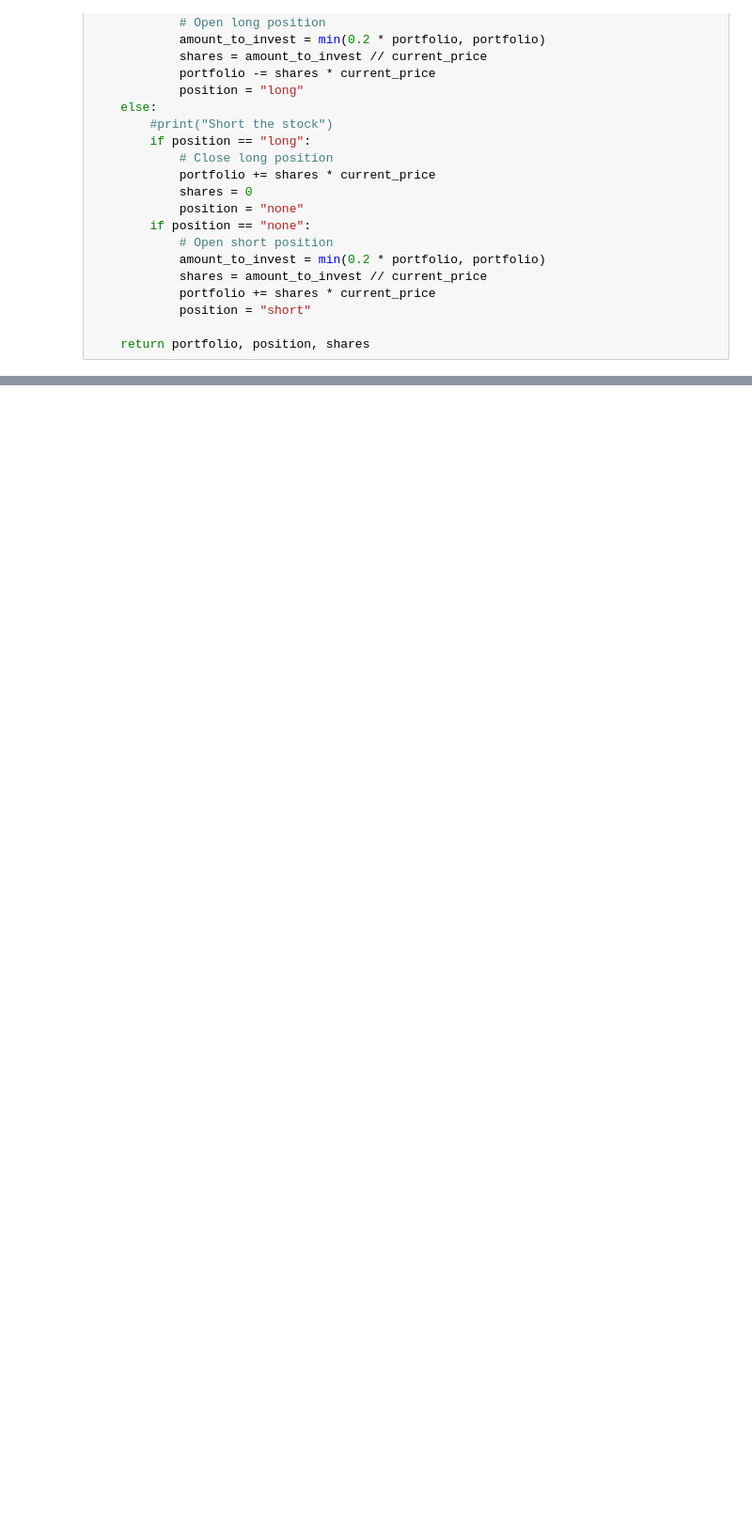
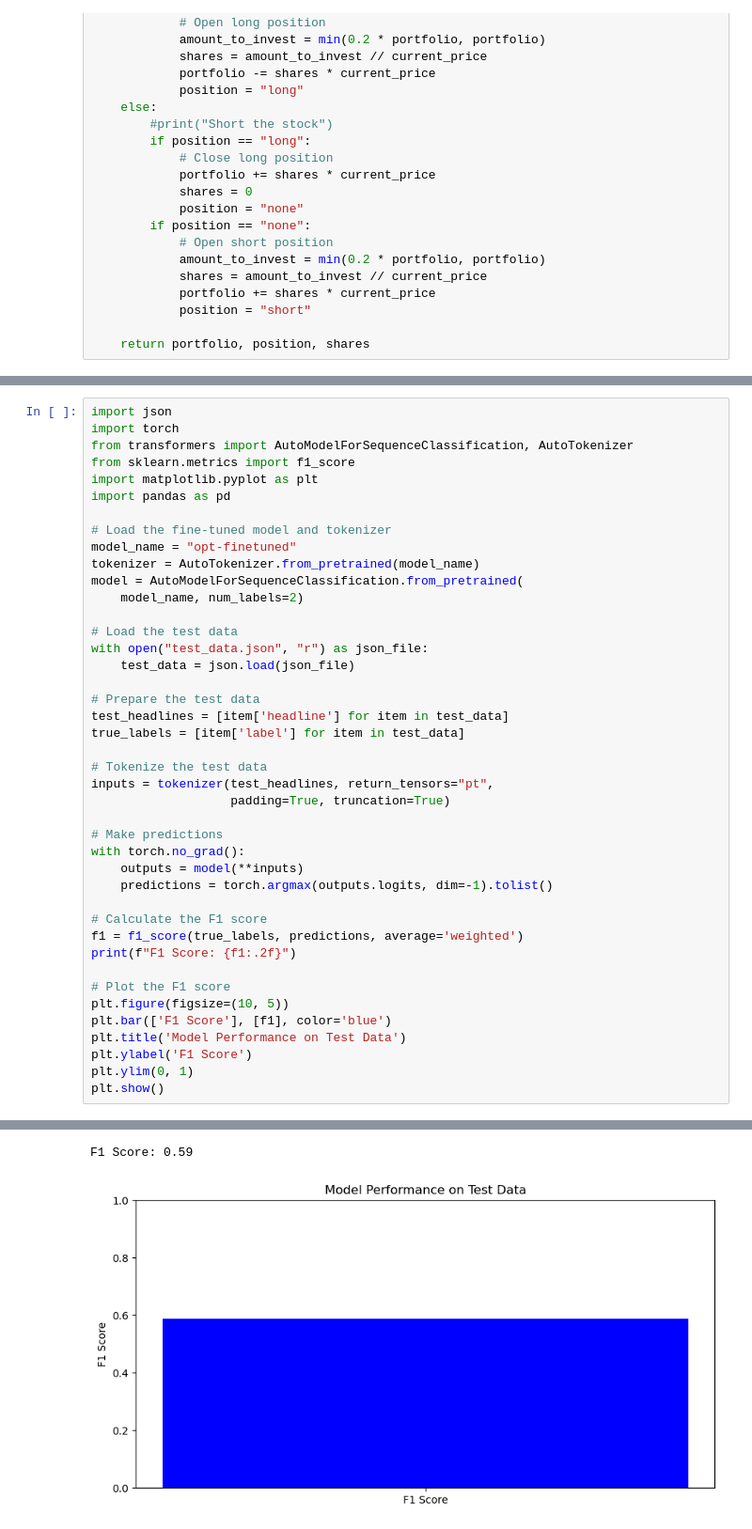
Before and after one commit to Jun-L04/sentimentally_trading, a Jupyter notebook: inference.ipynb, the cells around one changed output, grey strips where cells are left out. Shown at 94% size. Cells and saved outputs as stored; diff of their text form; blank space fills up the shorter version.

```diff
--- a/inference.ipynb
+++ b/inference.ipynb
@@ -170,0 +261,43 @@ Final portfolio value: 43006.44412509824
+# %%
+import json
+import torch
+from transformers import AutoModelForSequenceClassification, AutoTokenizer
+from sklearn.metrics import f1_score
+import matplotlib.pyplot as plt
+import pandas as pd
+
+# Load the fine-tuned model and tokenizer
+model_name = "opt-finetuned"
+tokenizer = AutoTokenizer.from_pretrained(model_name)
+model = AutoModelForSequenceClassification.from_pretrained(
+    model_name, num_labels=2)
+
+# Load the test data
+with open("test_data.json", "r") as json_file:
+    test_data = json.load(json_file)
+
+# Prepare the test data
+test_headlines = [item['headline'] for item in test_data]
+true_labels = [item['label'] for item in test_data]
+
+# Tokenize the test data
+inputs = tokenizer(test_headlines, return_tensors="pt",
+                   padding=True, truncation=True)
+
+# Make predictions
+with torch.no_grad():
+    outputs = model(**inputs)
+    predictions = torch.argmax(outputs.logits, dim=-1).tolist()
+
+# Calculate the F1 score
+f1 = f1_score(true_labels, predictions, average='weighted')
+print(f"F1 Score: {f1:.2f}")
+
+# Plot the F1 score
+plt.figure(figsize=(10, 5))
+plt.bar(['F1 Score'], [f1], color='blue')
+plt.title('Model Performance on Test Data')
+plt.ylabel('F1 Score')
+plt.ylim(0, 1)
+plt.show()
+# %% [output]
@@ -171,3 +307,5 @@ Final portfolio value: 43006.44412509824
+F1 Score: 0.59
+[figure, added]
 # %%
 import statsmodels.api as sm
 from statsmodels.stats.cluster import clogit
```
Also changed, not shown: parts of 12 cells of this notebook, 10 other files.
